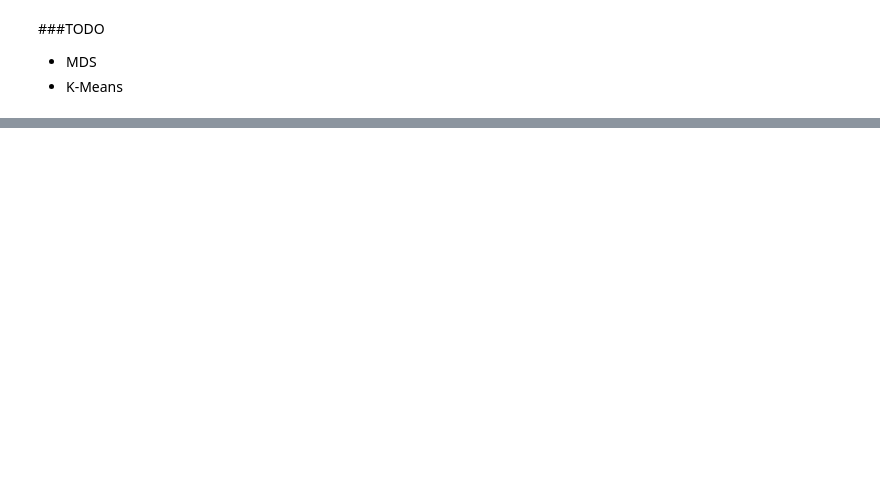
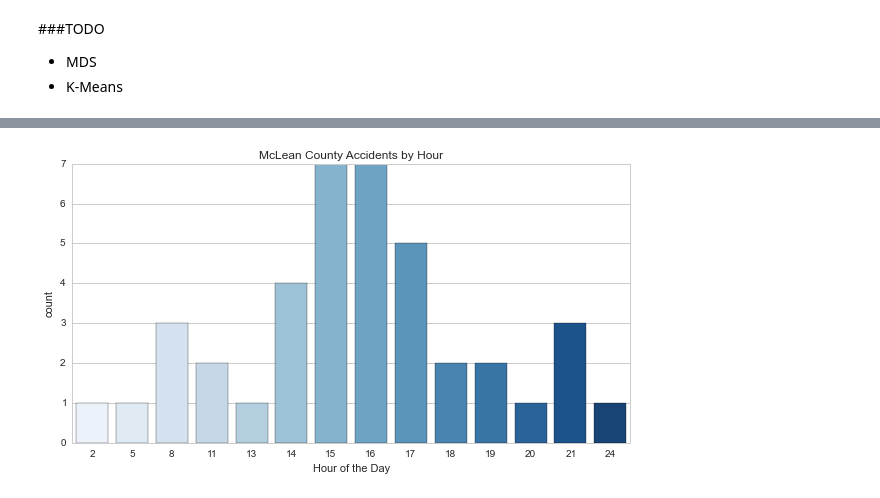
Before and after one commit to mbernico/mclean_bike_safety, a Jupyter notebook: blono_stats.ipynb, the cells around one changed output, grey strips where cells are left out. Cells and saved outputs as stored; diff of their text form; code cells hidden in the pictures; blank space fills up the shorter version.

```diff
--- a/blono_stats.ipynb
+++ b/blono_stats.ipynb
@@ -259,0 +162,9 @@ plot_url = py.plot(fig, filename='day_hist')
+# %%
+#visualize time
+plt.figure(figsize=(10,5))
+plt.title("McLean County Accidents by Hour")
+sns.countplot(x="hour_bin", data=complete_df, palette="Blues", order = sorted(complete_df.hour_bin.unique()))
+plt.xlabel("Hour of the Day")
+plt.legend()
+# %% [output]
+[figure, added]
```
Also changed, not shown: parts of 14 cells of this notebook, 12 other files.
